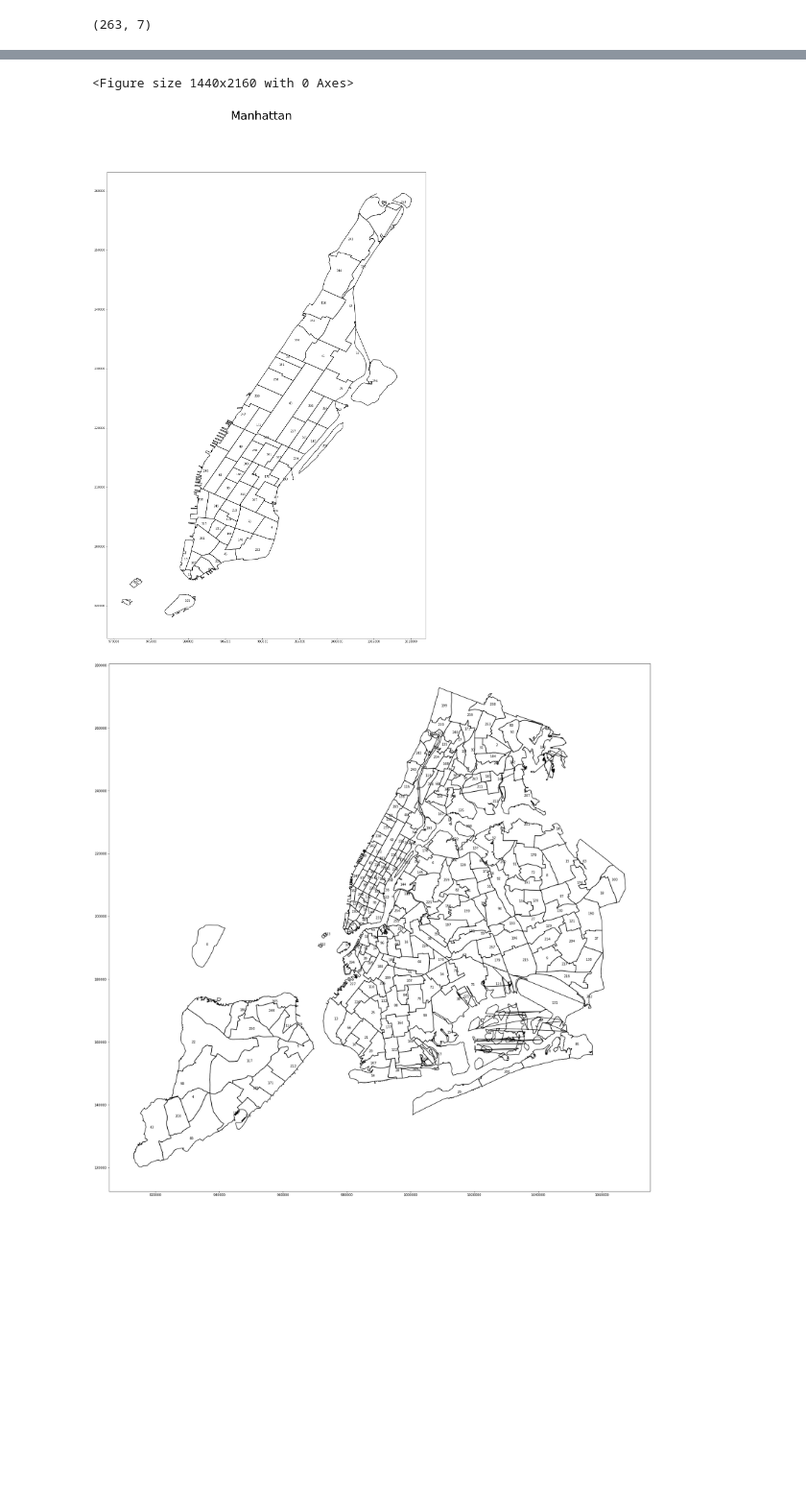
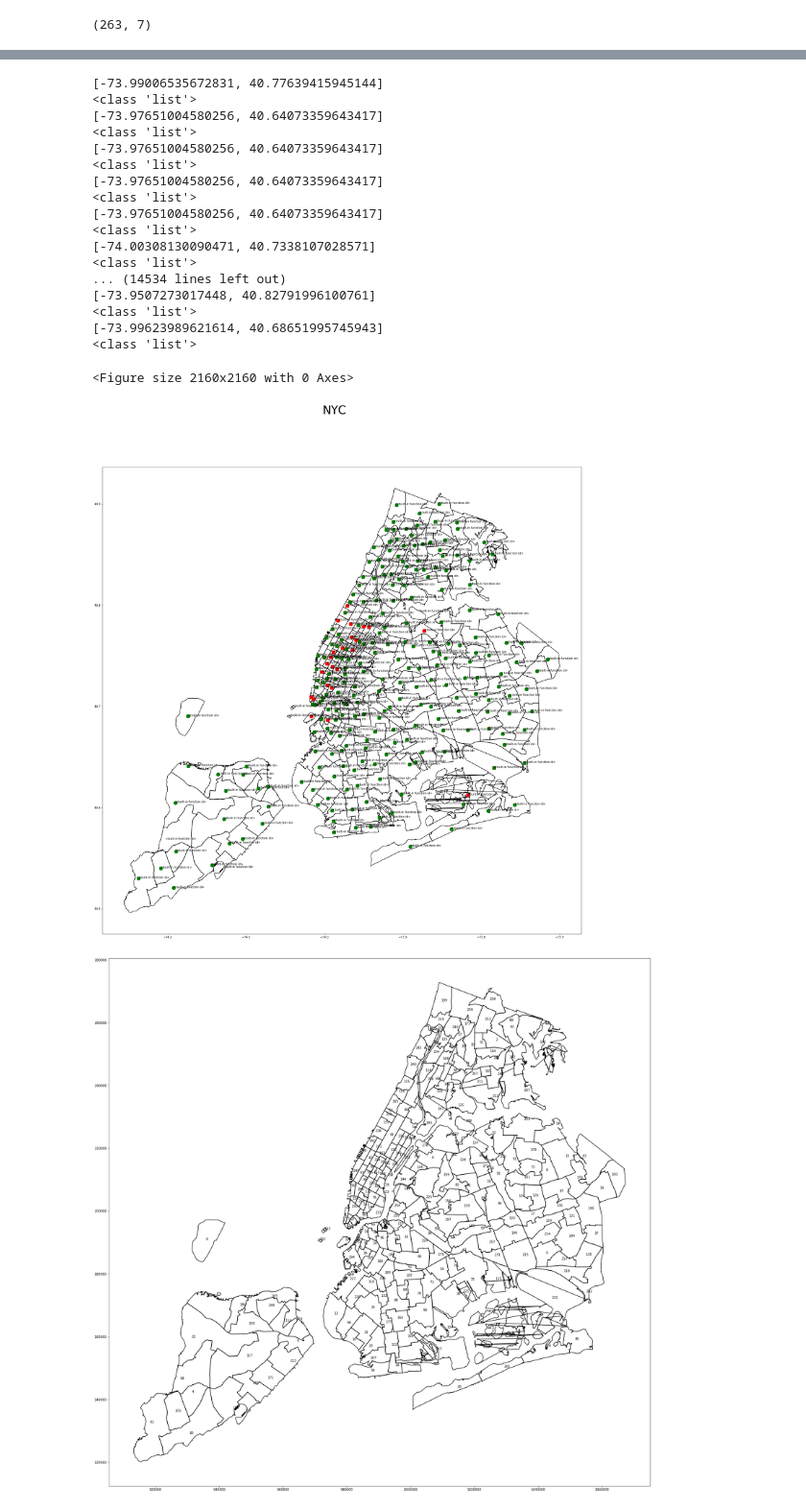
Before and after one commit to acoullandreau/nyc_taxi_trips, a Jupyter notebook: Taxi rides analysis.ipynb, the cells around one changed output, grey strips where cells are left out. Shown at 96% size. Drawn from its saved outputs; the diff is of its cells as text; code cells hidden in the pictures; blank space fills up the shorter version.

Commit message:
Refactoring of the plotting functions

```diff
--- a/Taxi rides analysis.ipynb
+++ b/Taxi rides analysis.ipynb
@@ -971,9 +1029,32 @@ def plot_results(map_dict):
+# %%
+#Let's compute the shape boundaries for all zones in the shapefile and
+#store them in a global variable (dictionary)
+
+shape_boundaries = process_shape_boundaries(df_sf_nyc, sf_nyc)
 # %%
-map_dict = {'sf':sf_nyc, 'figsize':(20,30),'title':'Manhattan',
-            'df':df_Mon_jan_2018, 'df_sf':df_sf_nyc, 'map_type':'Manhattan'}
+map_dict = {'sf':sf_nyc, 'df':df_Mon_jan_2018, 'df_sf':df_sf_nyc,
+            'shape_dict':shape_boundaries, 'figsize':(30,30),
+            'weight':'passenger_count', 'title':'NYC', 'map_type':'total'}
 
 
 plot_results(map_dict)
 # %% [output]
-<Figure size 1440x2160 with 0 Axes>
+[-73.99006535672831, 40.77639415945144]
+<class 'list'>
+[-73.97651004580256, 40.64073359643417]
+<class 'list'>
+[-73.97651004580256, 40.64073359643417]
+<class 'list'>
+[-73.97651004580256, 40.64073359643417]
+<class 'list'>
+[-73.97651004580256, 40.64073359643417]
+<class 'list'>
+[-74.00308130090471, 40.7338107028571]
+<class 'list'>
+... (14534 lines left out)
+[-73.9507273017448, 40.82791996100761]
+<class 'list'>
+[-73.99623989621614, 40.68651995745943]
+<class 'list'>
+<Figure size 2160x2160 with 0 Axes>
-[figure, old version]
+[figure, new version]
```
Also changed, not shown: parts of 15 cells of this notebook.
